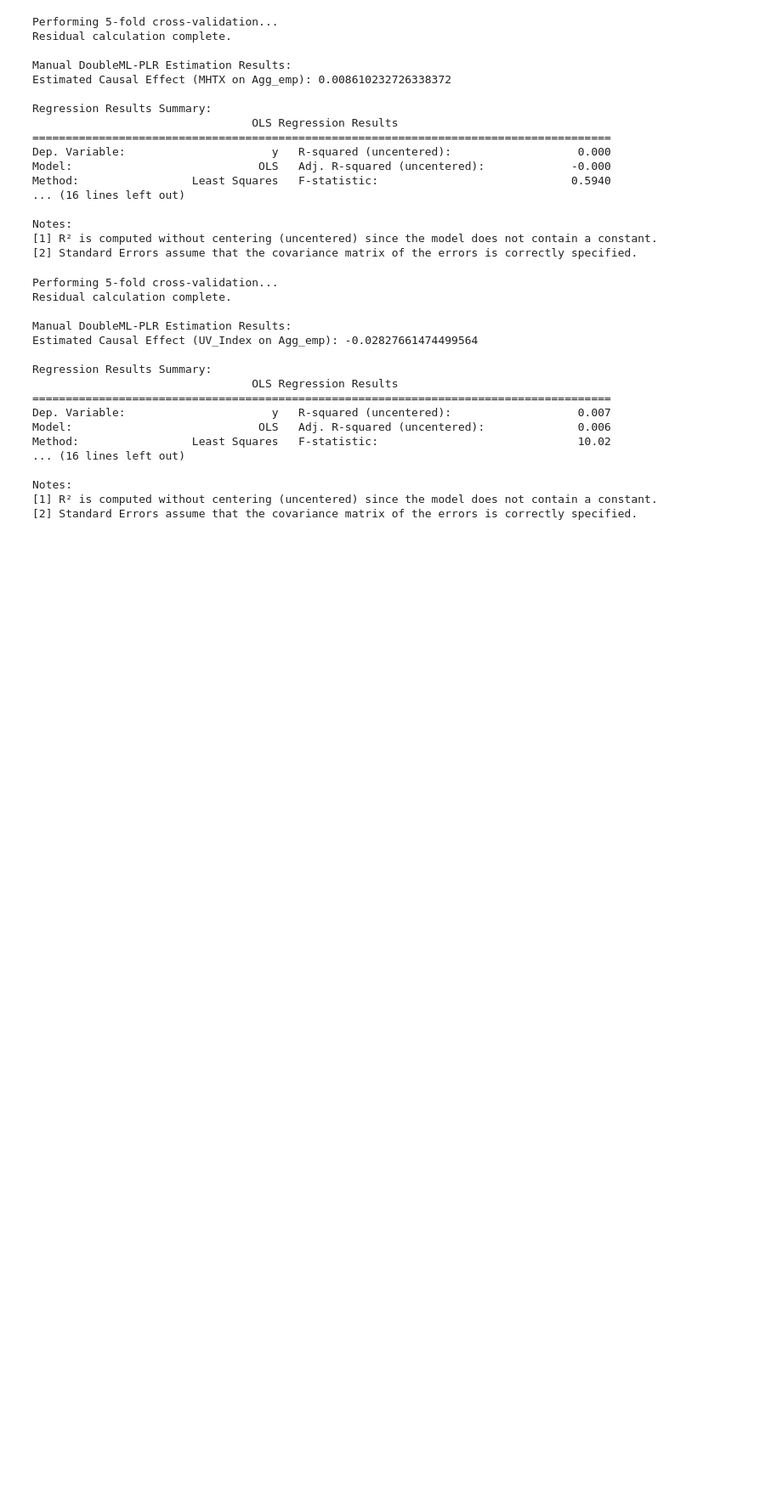
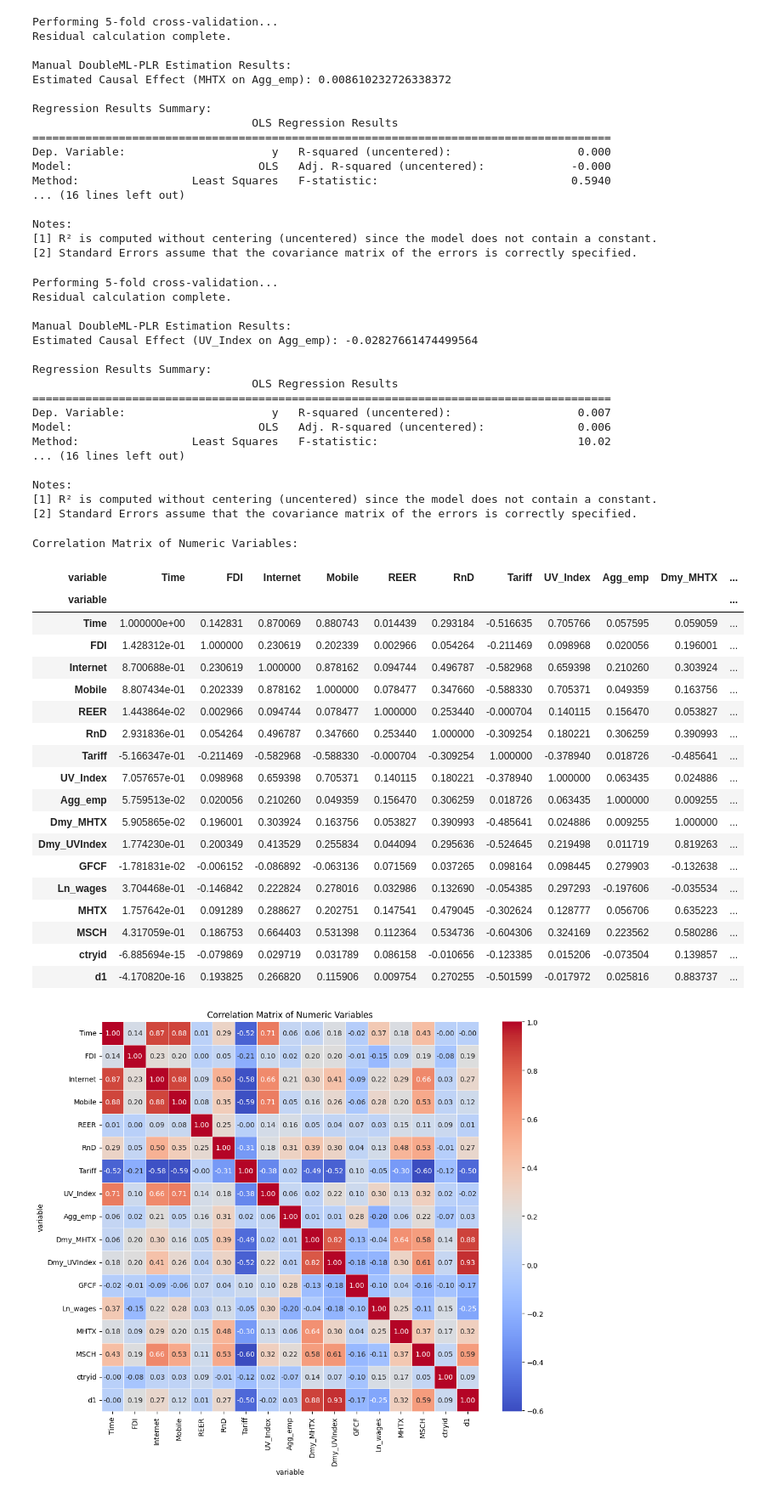
Before and after one commit to mks999/DML_Economics, a Jupyter notebook: DML_EQ_EMP_R2.ipynb, the cells around one changed output. Shown at 85% size. Cells and saved outputs as stored; diff of their text form; code cells hidden in the pictures; blank space fills up the shorter version.

```diff
--- a/DML_EQ_EMP_R2.ipynb
+++ b/DML_EQ_EMP_R2.ipynb
@@ -1697,3 +1697,42 @@ Method:                 Least Squares   F-statistic:
 Notes:
 [1] R² is computed without centering (uncentered) since the model does not contain a constant.
 [2] Standard Errors assume that the covariance matrix of the errors is correctly specified.
+# %%
+# Calculate the correlation matrix for all numeric variables
+# Exclude identifier columns like 'Country' and 'Time'
+correlation_matrix = imputed_df_final_winsorized.select_dtypes(include=np.number).corr()
+
+# Display the correlation matrix
+print("Correlation Matrix of Numeric Variables:")
+display(correlation_matrix)
+
+# Optional: Visualize the correlation matrix using a heatmap
+import seaborn as sns
+import matplotlib.pyplot as plt
+
+plt.figure(figsize=(12, 10))
+sns.heatmap(correlation_matrix, annot=True, cmap='coolwarm', fmt=".2f", linewidths=.5)
+plt.title('Correlation Matrix of Numeric Variables')
+plt.show()
+# %% [output]
+Correlation Matrix of Numeric Variables:
+| variable | Time | FDI | Internet | Mobile | REER | RnD | Tariff | UV_Index | Agg_emp | Dmy_MHTX | ... |
+| variable |  |  |  |  |  |  |  |  |  |  | ... |
+| Time | 1.000000e+00 | 0.142831 | 0.870069 | 0.880743 | 0.014439 | 0.293184 | -0.516635 | 0.705766 | 0.057595 | 0.059059 | ... |
+| FDI | 1.428312e-01 | 1.000000 | 0.230619 | 0.202339 | 0.002966 | 0.054264 | -0.211469 | 0.098968 | 0.020056 | 0.196001 | ... |
+| Internet | 8.700688e-01 | 0.230619 | 1.000000 | 0.878162 | 0.094744 | 0.496787 | -0.582968 | 0.659398 | 0.210260 | 0.303924 | ... |
+| Mobile | 8.807434e-01 | 0.202339 | 0.878162 | 1.000000 | 0.078477 | 0.347660 | -0.588330 | 0.705371 | 0.049359 | 0.163756 | ... |
+| REER | 1.443864e-02 | 0.002966 | 0.094744 | 0.078477 | 1.000000 | 0.253440 | -0.000704 | 0.140115 | 0.156470 | 0.053827 | ... |
+| RnD | 2.931836e-01 | 0.054264 | 0.496787 | 0.347660 | 0.253440 | 1.000000 | -0.309254 | 0.180221 | 0.306259 | 0.390993 | ... |
+| Tariff | -5.166347e-01 | -0.211469 | -0.582968 | -0.588330 | -0.000704 | -0.309254 | 1.000000 | -0.378940 | 0.018726 | -0.485641 | ... |
+| UV_Index | 7.057657e-01 | 0.098968 | 0.659398 | 0.705371 | 0.140115 | 0.180221 | -0.378940 | 1.000000 | 0.063435 | 0.024886 | ... |
+| Agg_emp | 5.759513e-02 | 0.020056 | 0.210260 | 0.049359 | 0.156470 | 0.306259 | 0.018726 | 0.063435 | 1.000000 | 0.009255 | ... |
+| Dmy_MHTX | 5.905865e-02 | 0.196001 | 0.303924 | 0.163756 | 0.053827 | 0.390993 | -0.485641 | 0.024886 | 0.009255 | 1.000000 | ... |
+| Dmy_UVIndex | 1.774230e-01 | 0.200349 | 0.413529 | 0.255834 | 0.044094 | 0.295636 | -0.524645 | 0.219498 | 0.011719 | 0.819263 | ... |
+| GFCF | -1.781831e-02 | -0.006152 | -0.086892 | -0.063136 | 0.071569 | 0.037265 | 0.098164 | 0.098445 | 0.279903 | -0.132638 | ... |
+| Ln_wages | 3.704468e-01 | -0.146842 | 0.222824 | 0.278016 | 0.032986 | 0.132690 | -0.054385 | 0.297293 | -0.197606 | -0.035534 | ... |
+| MHTX | 1.757642e-01 | 0.091289 | 0.288627 | 0.202751 | 0.147541 | 0.479045 | -0.302624 | 0.128777 | 0.056706 | 0.635223 | ... |
+| MSCH | 4.317059e-01 | 0.186753 | 0.664403 | 0.531398 | 0.112364 | 0.534736 | -0.604306 | 0.324169 | 0.223562 | 0.580286 | ... |
+| ctryid | -6.885694e-15 | -0.079869 | 0.029719 | 0.031789 | 0.086158 | -0.010656 | -0.123385 | 0.015206 | -0.073504 | 0.139857 | ... |
+| d1 | -4.170820e-16 | 0.193825 | 0.266820 | 0.115906 | 0.009754 | 0.270255 | -0.501599 | -0.017972 | 0.025816 | 0.883737 | ... |
+[figure, added]
```
Also changed, not shown: parts of 2 cells of this notebook.
